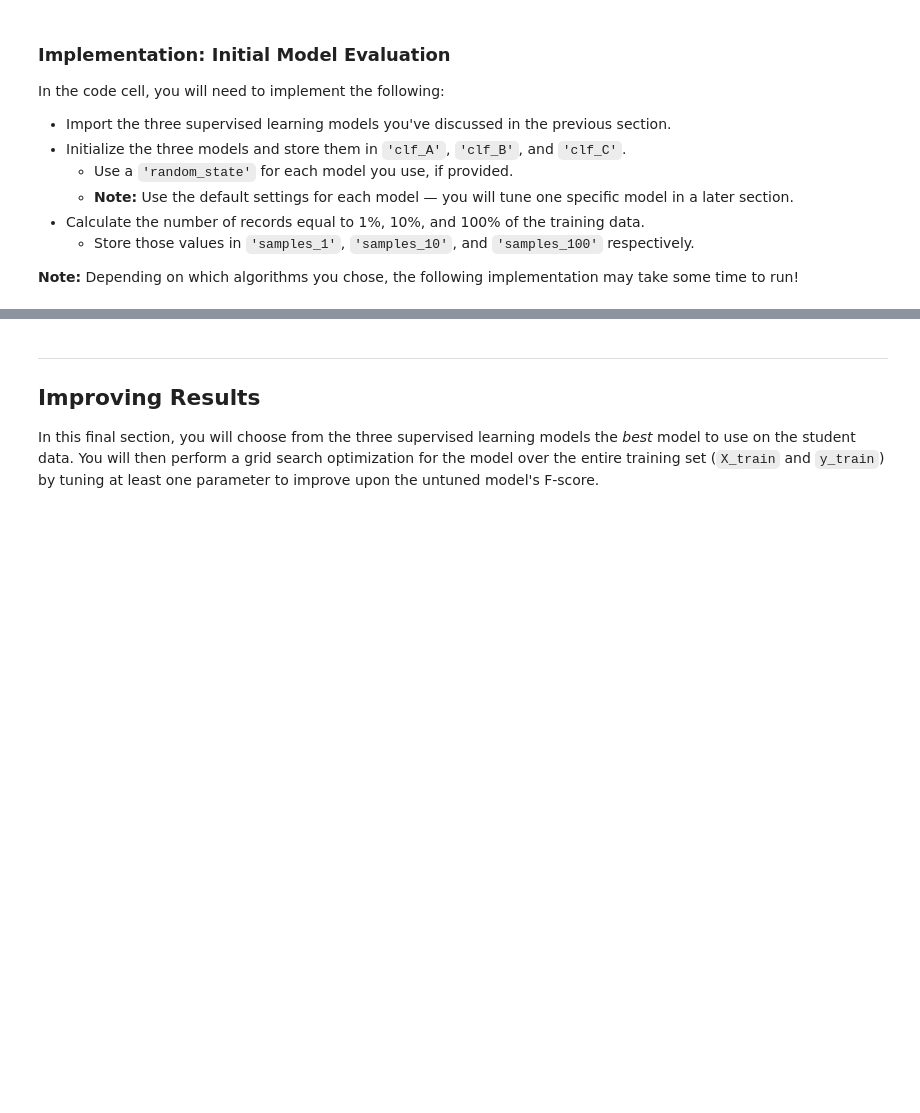
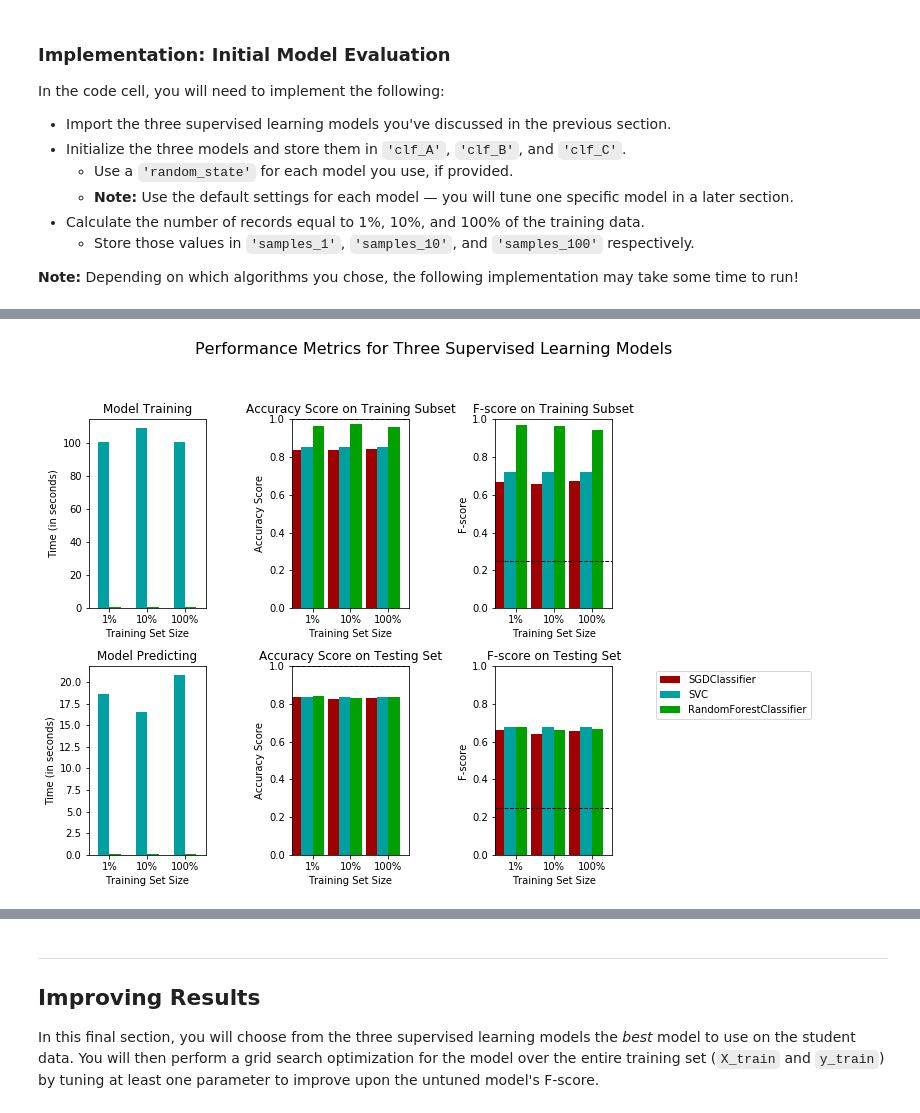
Before and after one commit to shabububu/machine-learning, a Jupyter notebook: projects/finding_donors/finding_donors.ipynb, the cells around one changed output, grey strips where cells are left out. Drawn from its saved outputs; the diff is of its cells as text; code cells hidden in the pictures; blank space fills up the shorter version.

```diff
--- a/projects/finding_donors/finding_donors.ipynb
+++ b/projects/finding_donors/finding_donors.ipynb
@@ -533 +533,9 @@ pp.pprint(all_results)
+# %%
+# Collect results on the learners. For this step, I picked three at a time.
+results = {key: all_results[key] for key in ('SGDClassifier', 'SVC', 'RandomForestClassifier')}
+
+# Run metrics visualization for the three supervised learning models chosen
+vs.evaluate(results, accuracy, fscore)
+# %% [output]
+[figure, added]
 # %%
```
Also changed, not shown: parts of 12 cells of this notebook, 1 other file.
